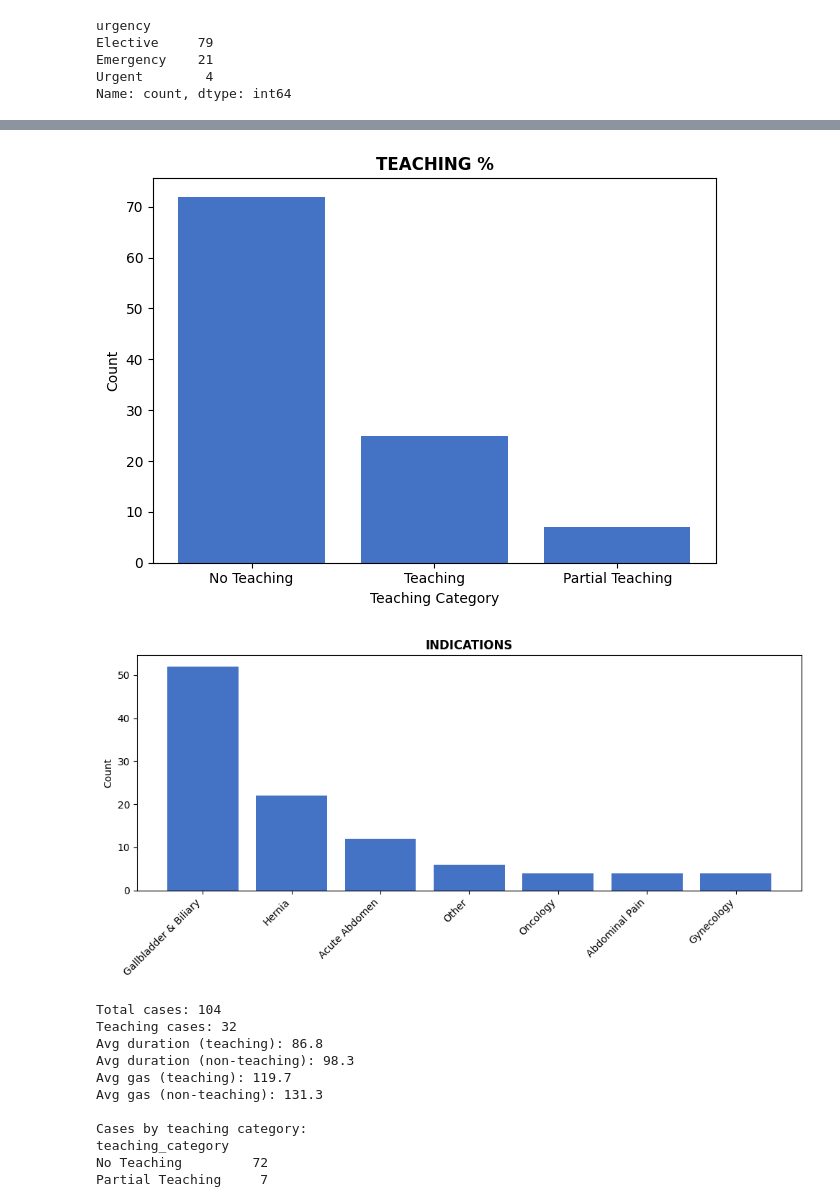
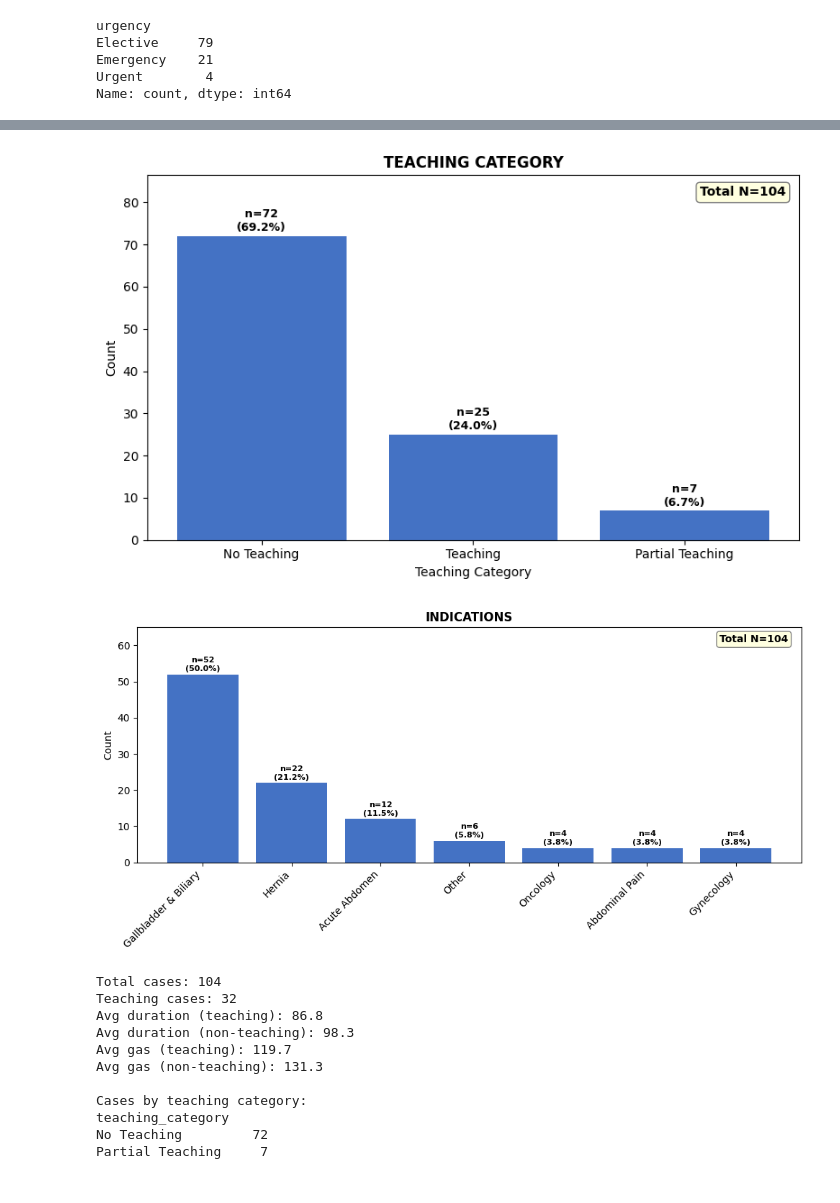
Before and after one commit to mat2m10/nkhoma, a Jupyter notebook: notebooks/02_Laparoscopy_analysis.ipynb, the cells around one changed output, grey strips where cells are left out. Drawn from its saved outputs; the diff is of its cells as text; code cells hidden in the pictures.

```diff
--- a/notebooks/02_Laparoscopy_analysis.ipynb
+++ b/notebooks/02_Laparoscopy_analysis.ipynb
@@ -27,2 +22,3 @@ df = pd.read_excel("../Nkhoma_data/laparoscopy_analysed.xlsx")
 # %%
-df = clean_surgical_df(df, mapping)
+os.listdir(".")
+df = pd.read_excel("laparoscopy_cleaned.xlsx")
@@ -29,3 +64,12 @@ df = clean_surgical_df(df, mapping)
+# %%
+# Mapping dictionaries
+surgeon_map = {
+    'Dr James':'Visiting Resident',
+    'Dr Mada':'Dr. Madalitso',
+    'Dr Mumba':'Dr Wongani',
+}
+df['resident_surgeon_1'] = df['resident_surgeon_1'].map(surgeon_map)
+df['resident_surgeon_2'] = df['resident_surgeon_2'].map(surgeon_map)
 # %%
 # Core patient demographics
 df_patient = df[['hospital_number', 'name', 'village_of_residence', 'sex', 'age_at_surgery', 'age_group','weight_kg']]
@@ -146,18 +108,42 @@ plot_dashboard(df)
 # %%
 # Minimum of 50 percent is teaching
 # %%
-fig, ax = plt.subplots()
+fig, ax = plt.subplots(figsize=(8, 5))
+
 counts = df["teaching_category"].value_counts(dropna=False)
 counts.index = counts.index.fillna("BLANKS")
-ax.bar(counts.index.astype(str), counts.values, color="#4472C4")
-ax.set_title("TEACHING %", fontweight="bold")
+total = counts.sum()
+
+bars = ax.bar(counts.index.astype(str), counts.values, color="#4472C4")
+
+# Add n= and % label on top of each bar
+for bar, n in zip(bars, counts.values):
+    pct = n / total * 100
+    ax.text(
+        bar.get_x() + bar.get_width() / 2,
+        bar.get_height() + 0.5,
+        f"n={n}\n({pct:.1f}%)",
+        ha="center", va="bottom", fontsize=9, fontweight="bold"
+    )
+
+# Add total N in top-right corner
+ax.text(
+    0.98, 0.97, f"Total N={total}",
+    transform=ax.transAxes, ha="right", va="top",
+    fontsize=10, fontweight="bold",
+    bbox=dict(boxstyle="round,pad=0.3", facecolor="lightyellow", edgecolor="gray")
+)
+
+ax.set_title("TEACHING CATEGORY", fontweight="bold")
 ax.set_xlabel("Teaching Category")
 ax.set_ylabel("Count")
+ax.set_ylim(0, counts.max() * 1.2)  # headroom for labels
+
 plt.tight_layout()
 fig.savefig("laparoscopy_plots/08_teaching_category_bar.png", dpi=150, bbox_inches='tight')
 plt.show()
 # %% [output]
-[figure, old version]
+[figure, new version]
 # %%
 indication_map = {
     # Gallbladder / Biliary
@@ -209,14 +195,38 @@ indication_map = {
 df["indication_group"] = df["indication"].map(indication_map)
 # %%
 fig, ax = plt.subplots(figsize=(10, 5))
+
 counts_ind = df["indication_group"].value_counts().sort_values(ascending=False)
-ax.bar(counts_ind.index, counts_ind.values, color="#4472C4")
+total = counts_ind.sum()
+
+bars = ax.bar(counts_ind.index, counts_ind.values, color="#4472C4")
+
+# Add n= and % label on top of each bar
+for bar, n in zip(bars, counts_ind.values):
+    pct = n / total * 100
+    ax.text(
+        bar.get_x() + bar.get_width() / 2,
+        bar.get_height() + 0.5,
+        f"n={n}\n({pct:.1f}%)",
+        ha="center", va="bottom", fontsize=8, fontweight="bold"
+    )
+
+# Add total N in top-right corner
+ax.text(
+    0.98, 0.97, f"Total N={total}",
+    transform=ax.transAxes, ha="right", va="top",
+    fontsize=10, fontweight="bold",
+    bbox=dict(boxstyle="round,pad=0.3", facecolor="lightyellow", edgecolor="gray")
+)
+
 ax.set_title("INDICATIONS", fontweight="bold")
 ax.set_ylabel("Count")
+ax.set_ylim(0, counts_ind.max() * 1.25)  # extra headroom for rotated labels
+
 plt.xticks(rotation=45, ha='right')
 plt.tight_layout()
 fig.savefig("laparoscopy_plots/09_indications.png", dpi=150, bbox_inches='tight')
 plt.show()
 # %% [output]
-[figure, old version]
+[figure, new version]
 # %%
```
Also changed, not shown: parts of 16 cells of this notebook, 28 other files.
